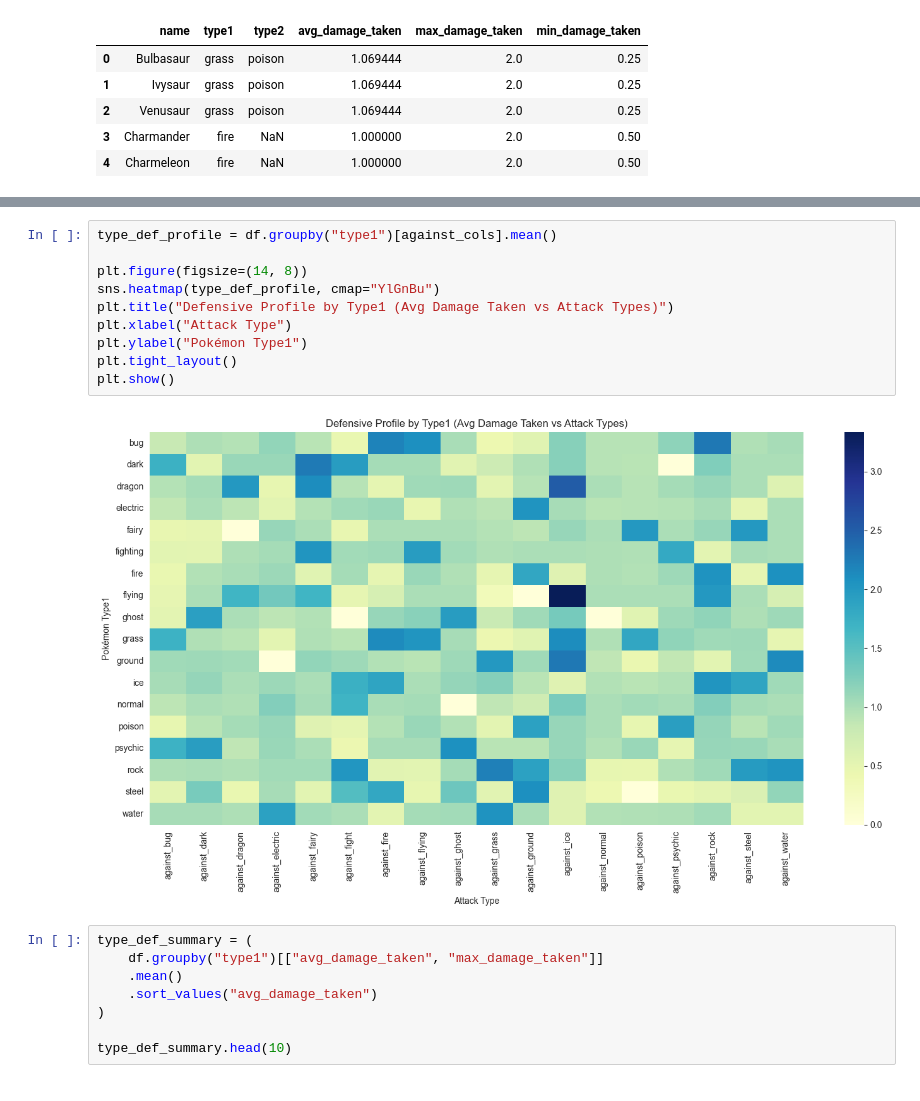
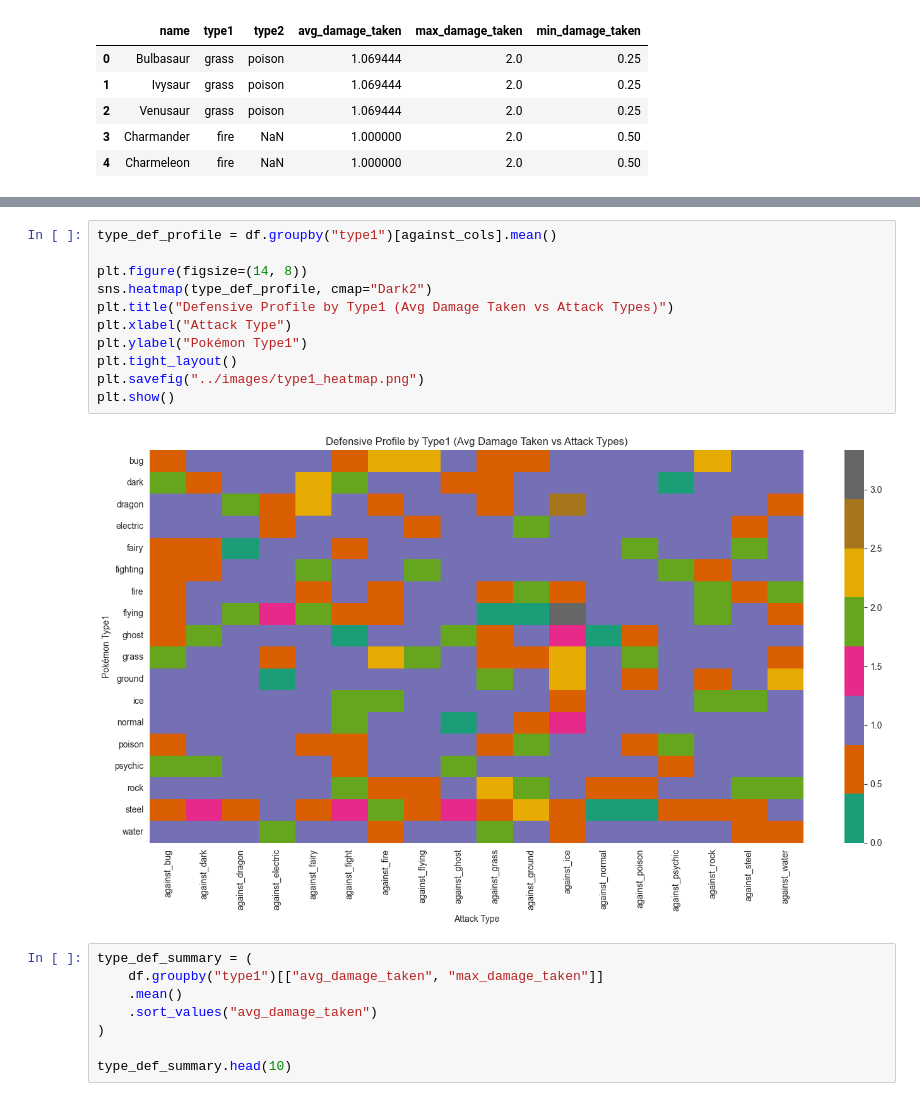
Before and after one commit to Barderus/pokemon-analysis, a Jupyter notebook: Notebooks/01 - Exploratory_Data_Analysis.ipynb, the cells around one changed output, grey strips where cells are left out. Drawn from its saved outputs; the diff is of its cells as text.

Commit message:
- Saved all the images for later reference.

```diff
--- a/Notebooks/01 - Exploratory_Data_Analysis.ipynb
+++ b/Notebooks/01 - Exploratory_Data_Analysis.ipynb
@@ -813,15 +840,16 @@ plt.show()
 # %%
 type_def_profile = df.groupby("type1")[against_cols].mean()
 
 plt.figure(figsize=(14, 8))
-sns.heatmap(type_def_profile, cmap="YlGnBu")
+sns.heatmap(type_def_profile, cmap="Dark2")
 plt.title("Defensive Profile by Type1 (Avg Damage Taken vs Attack Types)")
 plt.xlabel("Attack Type")
 plt.ylabel("Pokémon Type1")
 plt.tight_layout()
+plt.savefig("../images/type1_heatmap.png")
 plt.show()
 # %% [output]
-[figure, old version]
+[figure, new version]
 # %%
 type_def_summary = (
     df.groupby("type1")[["avg_damage_taken", "max_damage_taken"]]
```
Also changed, not shown: parts of 30 cells of this notebook.
